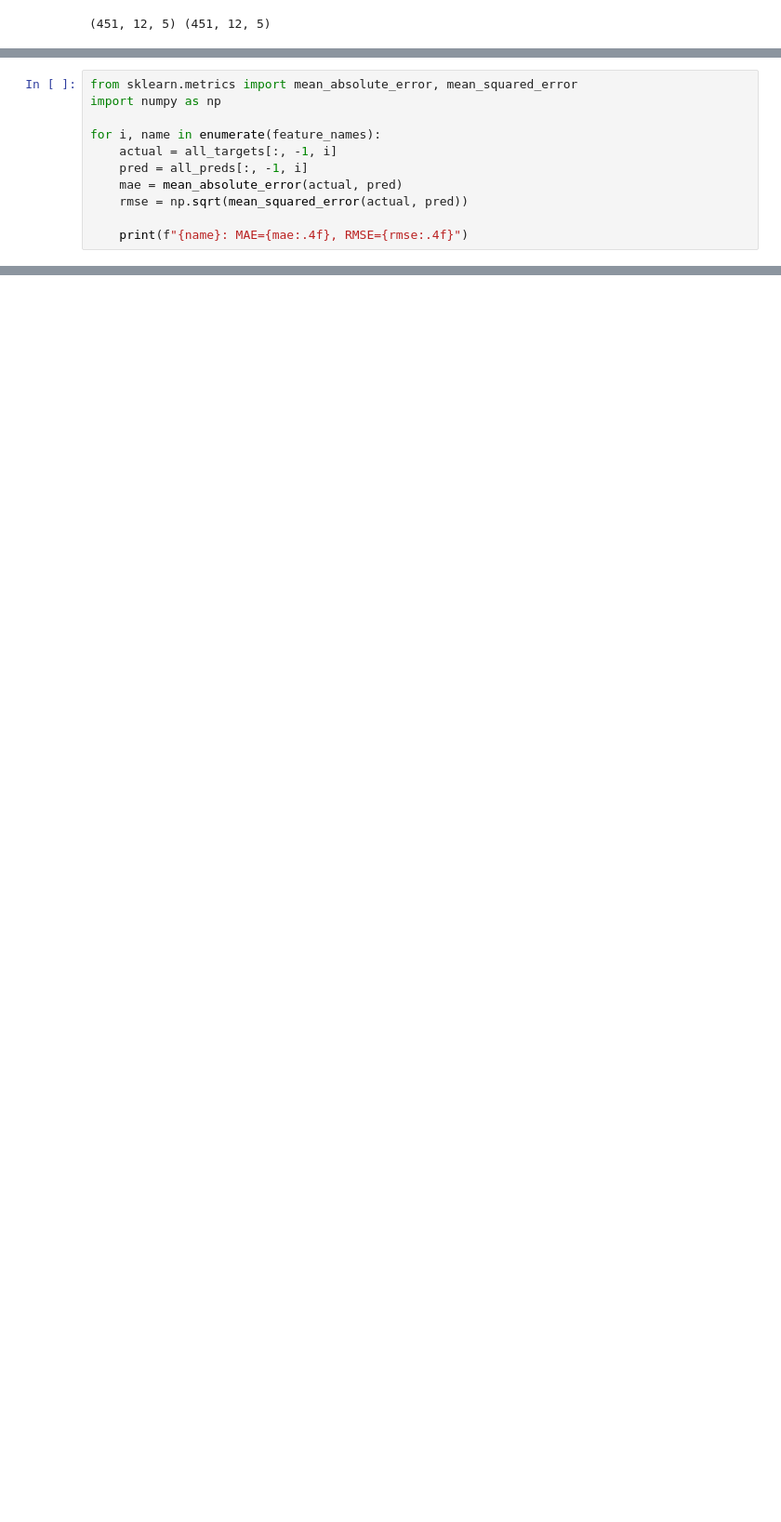
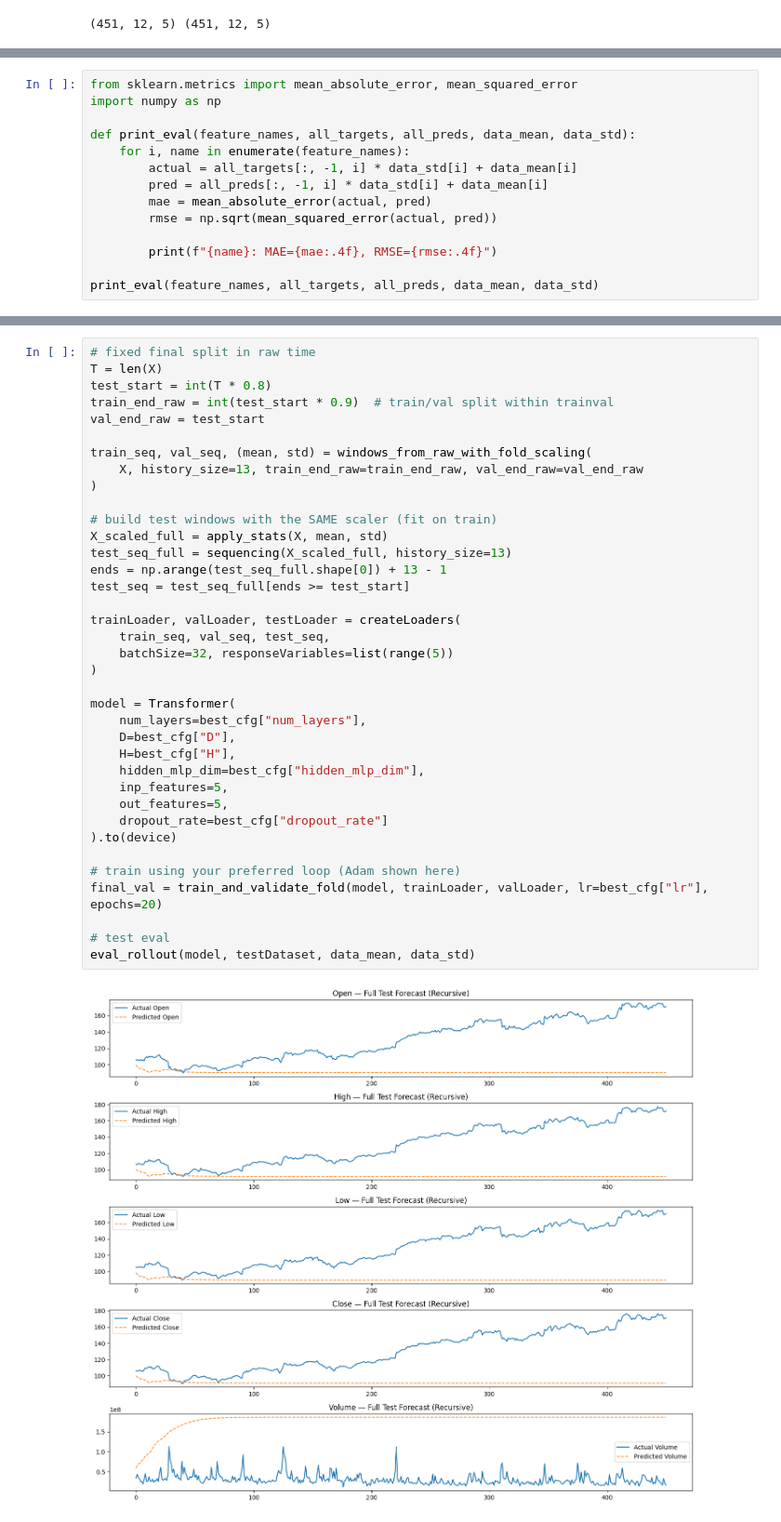
Before and after one commit to xbabek02/ADAML_StockA5, a Jupyter notebook: sub4.ipynb, the cells around one changed output, grey strips where cells are left out. Shown at 93% size. Saved outputs shown, nothing was run; the diff lists cells and outputs as text; blank space fills up the shorter version.

Commit message:
transformer tuning

```diff
--- a/sub4.ipynb
+++ b/sub4.ipynb
@@ -426,11 +445,14 @@ plt.show()
 from sklearn.metrics import mean_absolute_error, mean_squared_error
 import numpy as np
 
-for i, name in enumerate(feature_names):
-    actual = all_targets[:, -1, i]
-    pred = all_preds[:, -1, i]
-    mae = mean_absolute_error(actual, pred)
-    rmse = np.sqrt(mean_squared_error(actual, pred))
+def print_eval(feature_names, all_targets, all_preds, data_mean, data_std):
+    for i, name in enumerate(feature_names):
+        actual = all_targets[:, -1, i] * data_std[i] + data_mean[i]
+        pred = all_preds[:, -1, i] * data_std[i] + data_mean[i]
+        mae = mean_absolute_error(actual, pred)
+        rmse = np.sqrt(mean_squared_error(actual, pred))
 
-    print(f"{name}: MAE={mae:.4f}, RMSE={rmse:.4f}")
+        print(f"{name}: MAE={mae:.4f}, RMSE={rmse:.4f}")
+
+print_eval(feature_names, all_targets, all_preds, data_mean, data_std)
 # %% [output]
@@ -515,0 +799,39 @@ plt.show()
+# %%
+# fixed final split in raw time
+T = len(X)
+test_start = int(T * 0.8)
+train_end_raw = int(test_start * 0.9)  # train/val split within trainval
+val_end_raw = test_start
+
+train_seq, val_seq, (mean, std) = windows_from_raw_with_fold_scaling(
+    X, history_size=13, train_end_raw=train_end_raw, val_end_raw=val_end_raw
+)
+
+# build test windows with the SAME scaler (fit on train)
+X_scaled_full = apply_stats(X, mean, std)
+test_seq_full = sequencing(X_scaled_full, history_size=13)
+ends = np.arange(test_seq_full.shape[0]) + 13 - 1
+test_seq = test_seq_full[ends >= test_start]
+
+trainLoader, valLoader, testLoader = createLoaders(
+    train_seq, val_seq, test_seq,
+    batchSize=32, responseVariables=list(range(5))
+)
+
+model = Transformer(
+    num_layers=best_cfg["num_layers"],
+    D=best_cfg["D"],
+    H=best_cfg["H"],
+    hidden_mlp_dim=best_cfg["hidden_mlp_dim"],
+    inp_features=5,
+    out_features=5,
+    dropout_rate=best_cfg["dropout_rate"]
+).to(device)
+
+# train using your preferred loop (Adam shown here)
+final_val = train_and_validate_fold(model, trainLoader, valLoader, lr=best_cfg["lr"], epochs=20)
+
+# test eval
+eval_rollout(model, testDataset, data_mean, data_std)
+# %% [output]
+[figure, added]
```
Also changed, not shown: parts of 18 cells of this notebook.
